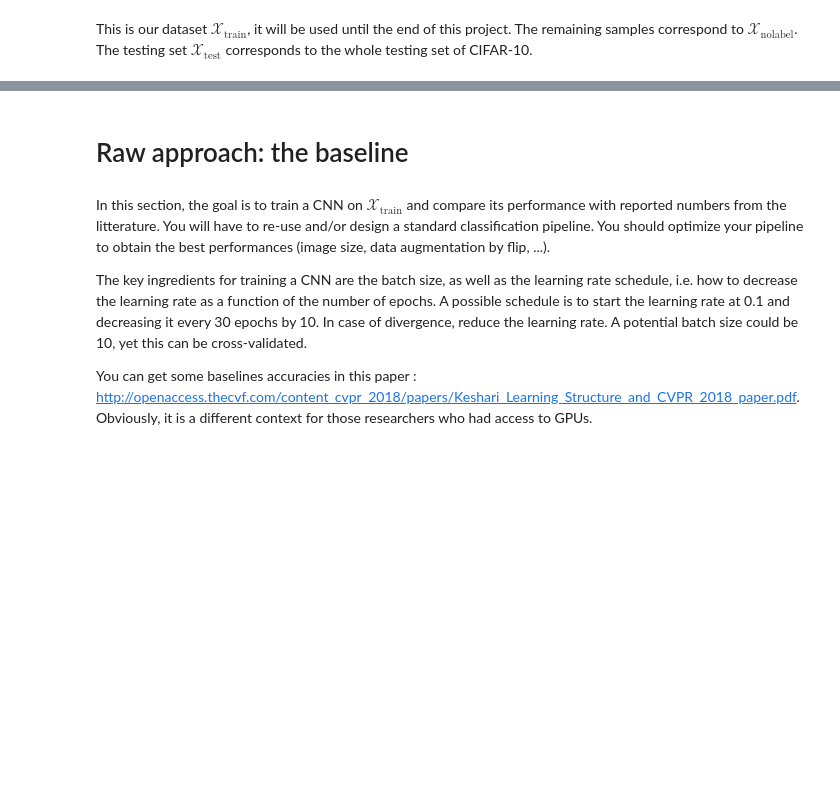
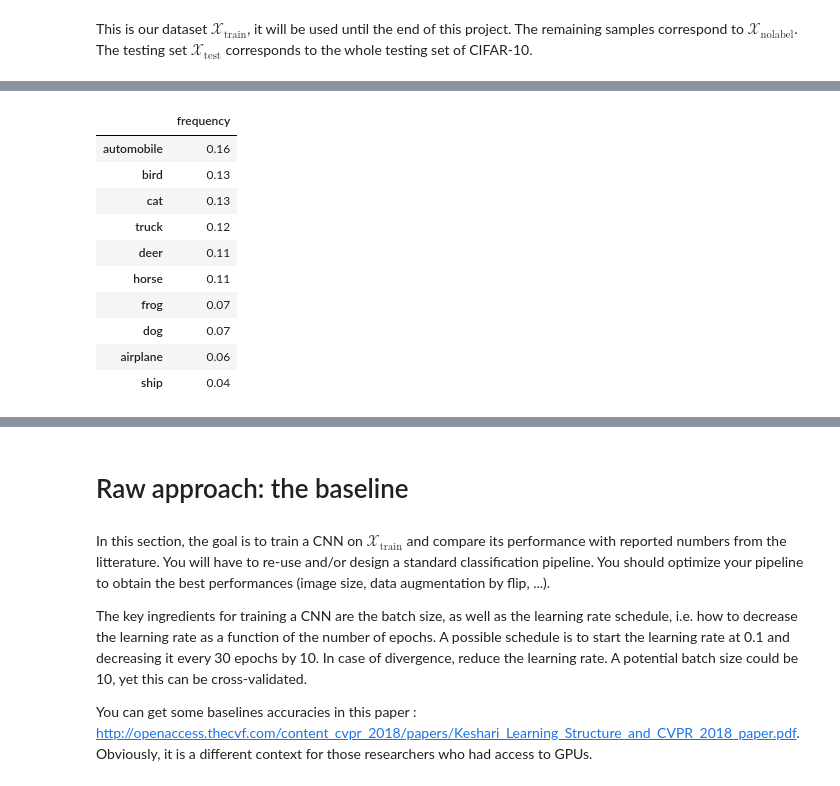
Before and after one commit to gbelouze/mva-dlip-tp4, a Jupyter notebook: notebooks/TP4_transfer.ipynb, the cells around one changed output, grey strips where cells are left out. Saved outputs shown, nothing was run; the diff lists cells and outputs as text; code cells hidden in the pictures; blank space fills up the shorter version.

```diff
--- a/notebooks/TP4_transfer.ipynb
+++ b/notebooks/TP4_transfer.ipynb
@@ -77,0 +111,17 @@ print(pd.Series([y for _, y in X_train]).value_counts() / len(X_train))
+# %%
+_X = data.TinyCIFAR(root="../data")
+counts = pd.Series([y for _, y in _X]).value_counts() / len(_X)
+counts = pd.DataFrame(counts.values, index=np.array(_X.classes)[counts.index], columns=["frequency"])
+counts
+# %% [output]
+|  | frequency |
+| automobile | 0.16 |
+| bird | 0.13 |
+| cat | 0.13 |
+| truck | 0.12 |
+| deer | 0.11 |
+| horse | 0.11 |
+| frog | 0.07 |
+| dog | 0.07 |
+| airplane | 0.06 |
+| ship | 0.04 |
```
Also changed, not shown: parts of 62 cells of this notebook.
